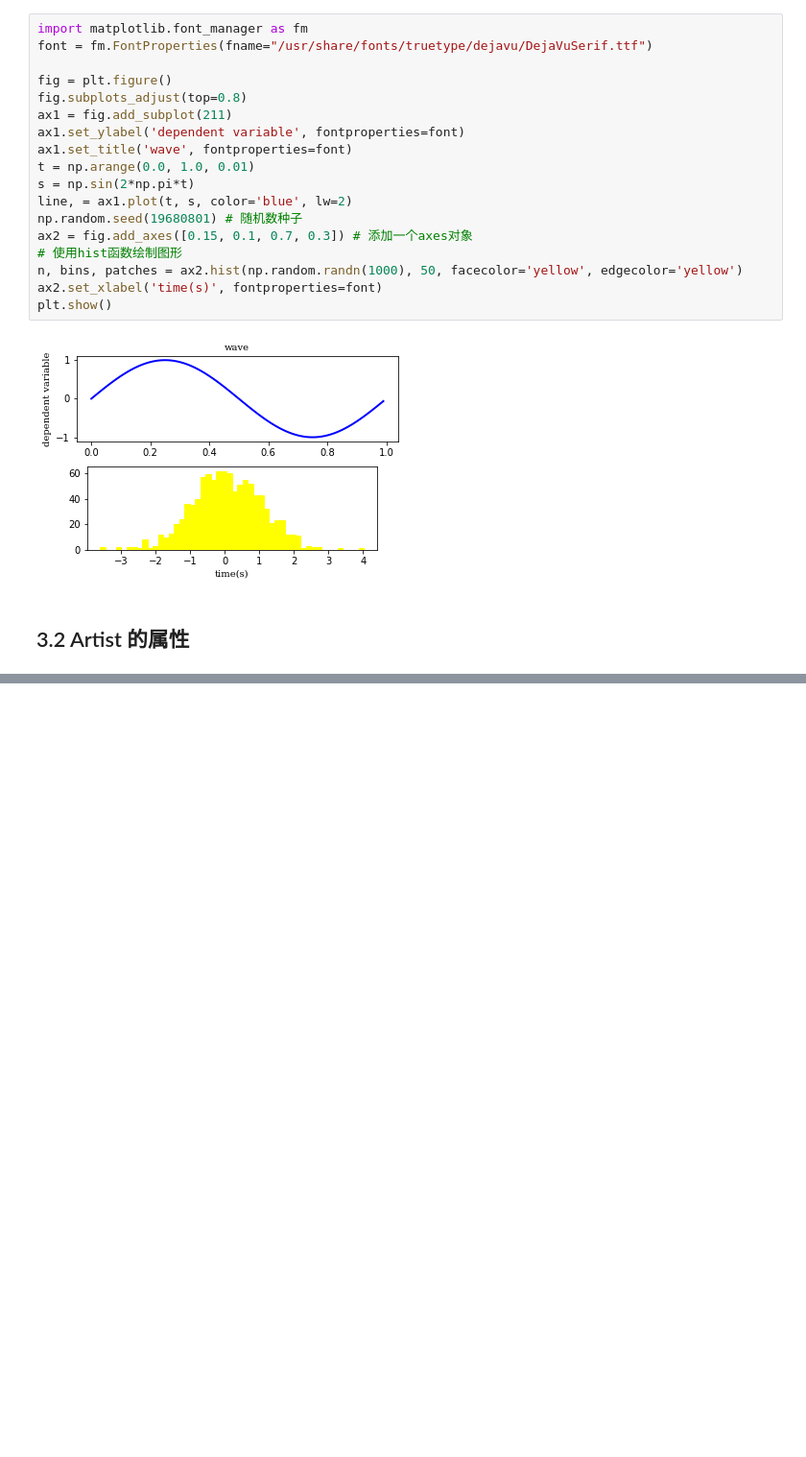
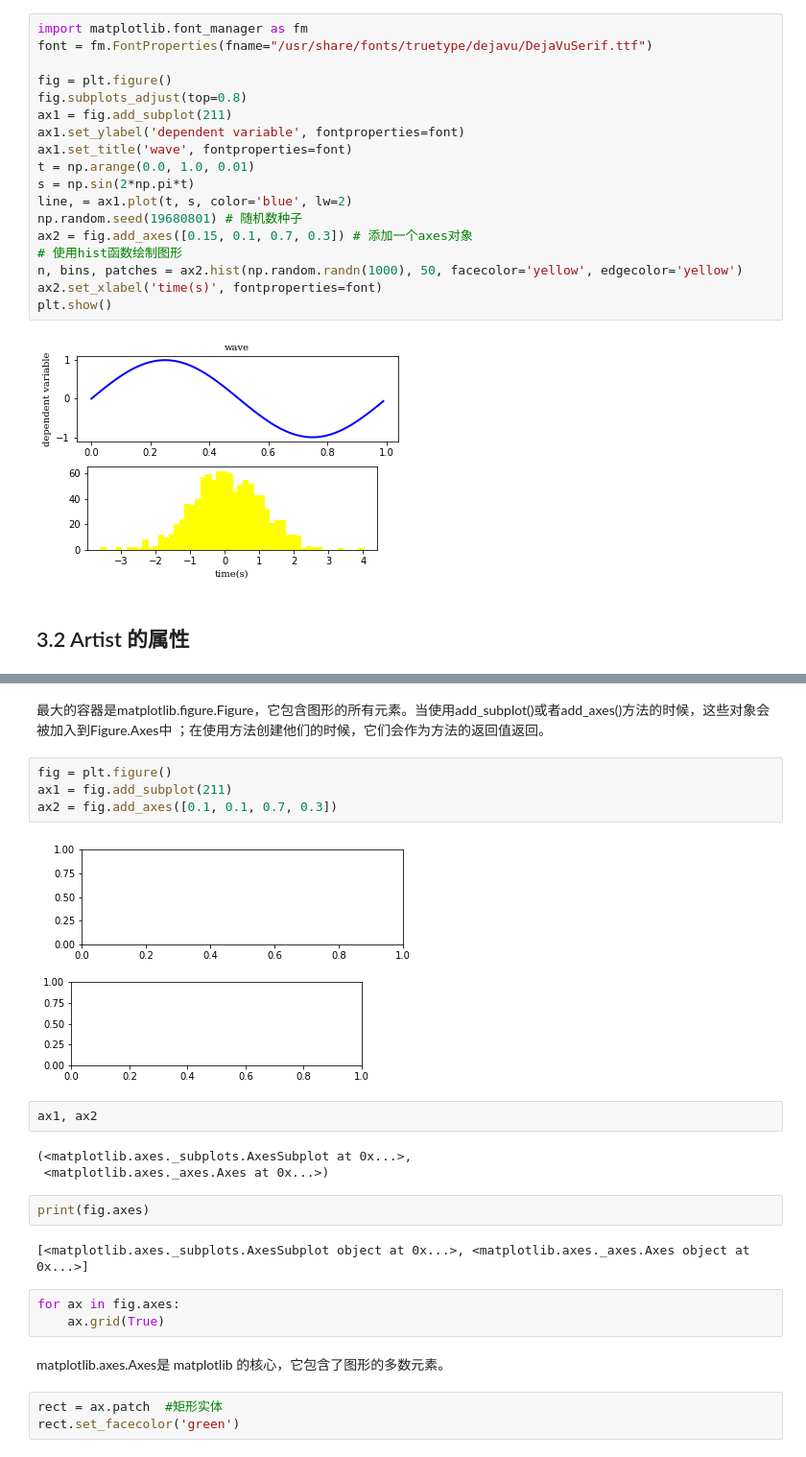
Before and after one commit to shilinlee/blog, a Jupyter notebook: scientific_computing_library/matplotlib/matplotlib3-4.ipynb, the cells around one changed output, grey strips where cells are left out. Shown at 96% size. Drawn from its saved outputs; the diff is of its cells as text; blank space fills up the shorter version.

```diff
--- a/scientific_computing_library/matplotlib/matplotlib3-4.ipynb
+++ b/scientific_computing_library/matplotlib/matplotlib3-4.ipynb
@@ -94,0 +112,25 @@ plt.show()
+# %% [markdown]
+最大的容器是matplotlib.figure.Figure，它包含图形的所有元素。当使用add_subplot()或者add_axes()方法的时候，这些对象会被加入到Figure.Axes中 ；在使用方法创建他们的时候，它们会作为方法的返回值返回。
+# %%
+fig = plt.figure()
+ax1 = fig.add_subplot(211)
+ax2 = fig.add_axes([0.1, 0.1, 0.7, 0.3])
+# %% [output]
+[figure, added]
+# %%
+ax1, ax2
+# %% [output]
+(<matplotlib.axes._subplots.AxesSubplot at 0x...>,
+ <matplotlib.axes._axes.Axes at 0x...>)
+# %%
+print(fig.axes)
+# %% [output]
+[<matplotlib.axes._subplots.AxesSubplot object at 0x...>, <matplotlib.axes._axes.Axes object at 0x...>]
+# %%
+for ax in fig.axes:
+    ax.grid(True)
+# %% [markdown]
+matplotlib.axes.Axes是 matplotlib 的核心，它包含了图形的多数元素。
+# %%
+rect = ax.patch  #矩形实体
+rect.set_facecolor('green')
```
Also changed, not shown: parts of 22 cells of this notebook.
